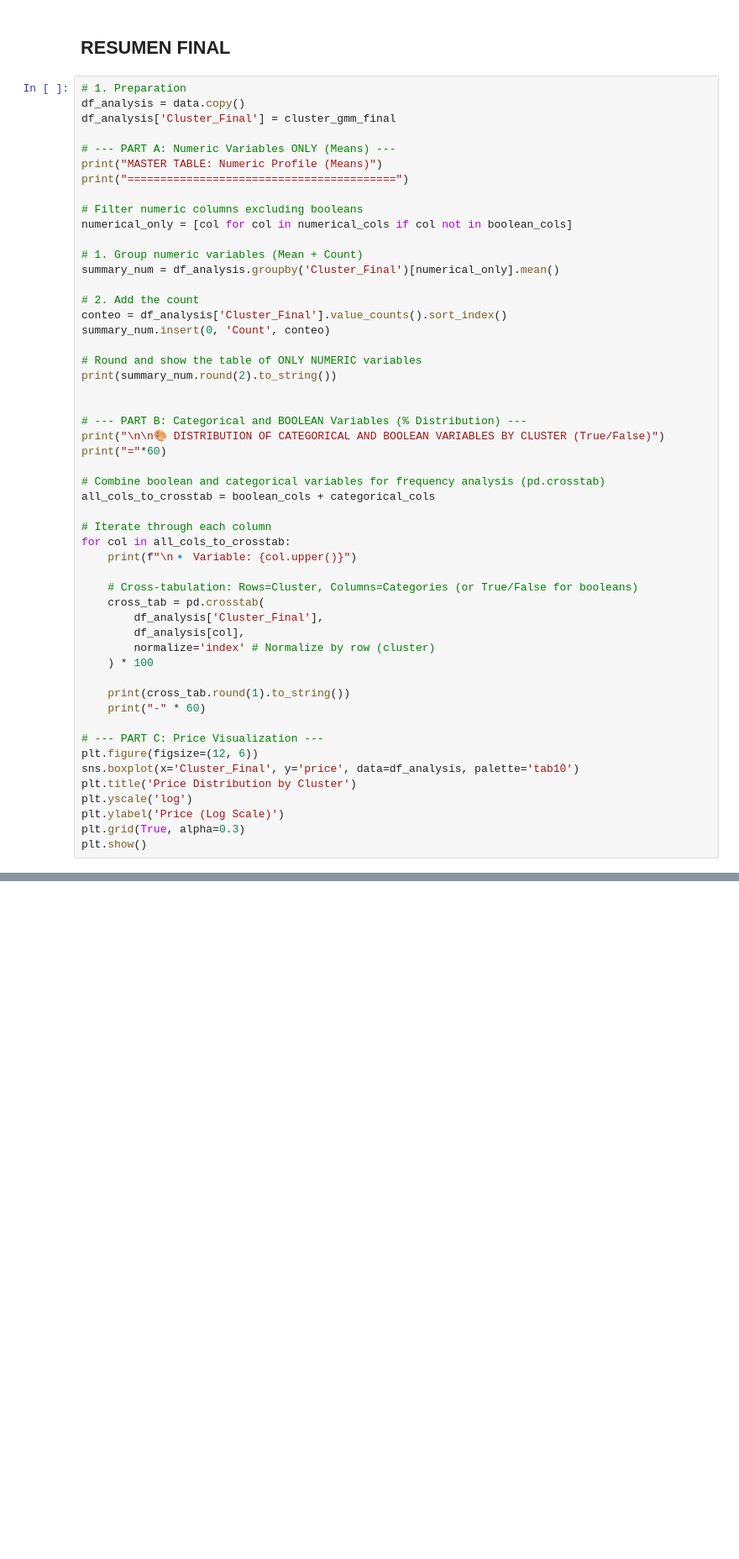
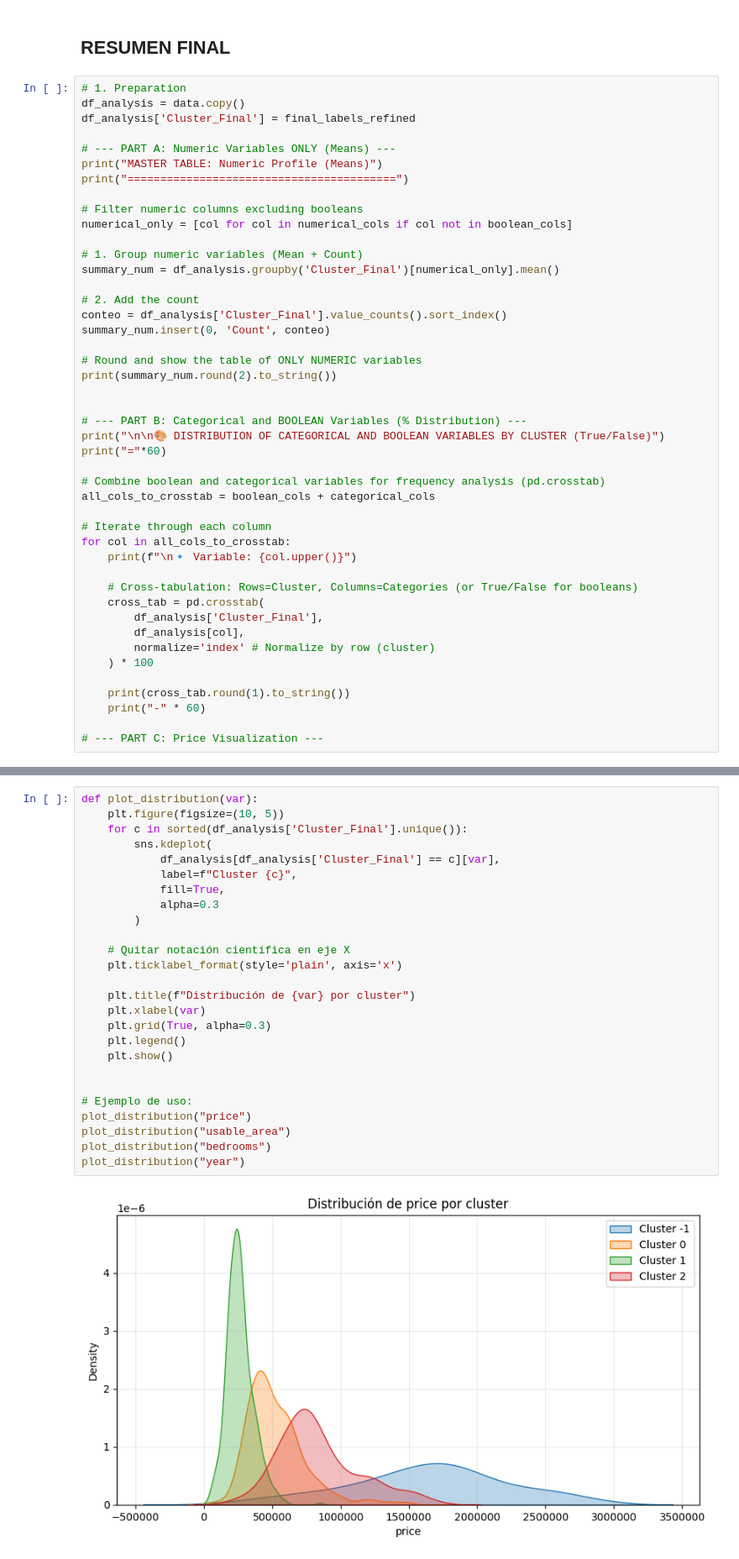
Before and after one commit to ikeiba/bilbao-housing-ml, a Jupyter notebook: clustering/clustering.ipynb, the cells around one changed output, grey strips where cells are left out. Shown at 84% size. Cells and saved outputs as stored; diff of their text form; blank space fills up the shorter version.

```diff
--- a/clustering/clustering.ipynb
+++ b/clustering/clustering.ipynb
@@ -784,7 +793,7 @@ BIC of the best DBSCAN model: Not Applicable
 # %%
 # 1. Preparation
 df_analysis = data.copy()
-df_analysis['Cluster_Final'] = cluster_gmm_final
+df_analysis['Cluster_Final'] = final_labels_refined
 
 # --- PART A: Numeric Variables ONLY (Means) ---
 print("MASTER TABLE: Numeric Profile (Means)")
@@ -826,13 +835,6 @@ for col in all_cols_to_crosstab:
     print("-" * 60)
 
 # --- PART C: Price Visualization ---
-plt.figure(figsize=(12, 6))
-sns.boxplot(x='Cluster_Final', y='price', data=df_analysis, palette='tab10')
-plt.title('Price Distribution by Cluster')
-plt.yscale('log')
-plt.ylabel('Price (Log Scale)')
-plt.grid(True, alpha=0.3)
-plt.show()
 # %% [output]
 MASTER TABLE: Numeric Profile (Means)
 =========================================
@@ -857,0 +856,28 @@ Passing `palette` without assigning `hue` is deprecated and will be removed in v
+# %%
+def plot_distribution(var):
+    plt.figure(figsize=(10, 5))
+    for c in sorted(df_analysis['Cluster_Final'].unique()):
+        sns.kdeplot(
+            df_analysis[df_analysis['Cluster_Final'] == c][var],
+            label=f"Cluster {c}",
+            fill=True,
+            alpha=0.3
+        )
+
+    # Quitar notación científica en eje X
+    plt.ticklabel_format(style='plain', axis='x')
+
+    plt.title(f"Distribución de {var} por cluster")
+    plt.xlabel(var)
+    plt.grid(True, alpha=0.3)
+    plt.legend()
+    plt.show()
+
+
+# Ejemplo de uso:
+plot_distribution("price")
+plot_distribution("usable_area")
+plot_distribution("bedrooms")
+plot_distribution("year")
+# %% [output]
+[figure, added]
```
Also changed, not shown: parts of 9 cells of this notebook.
